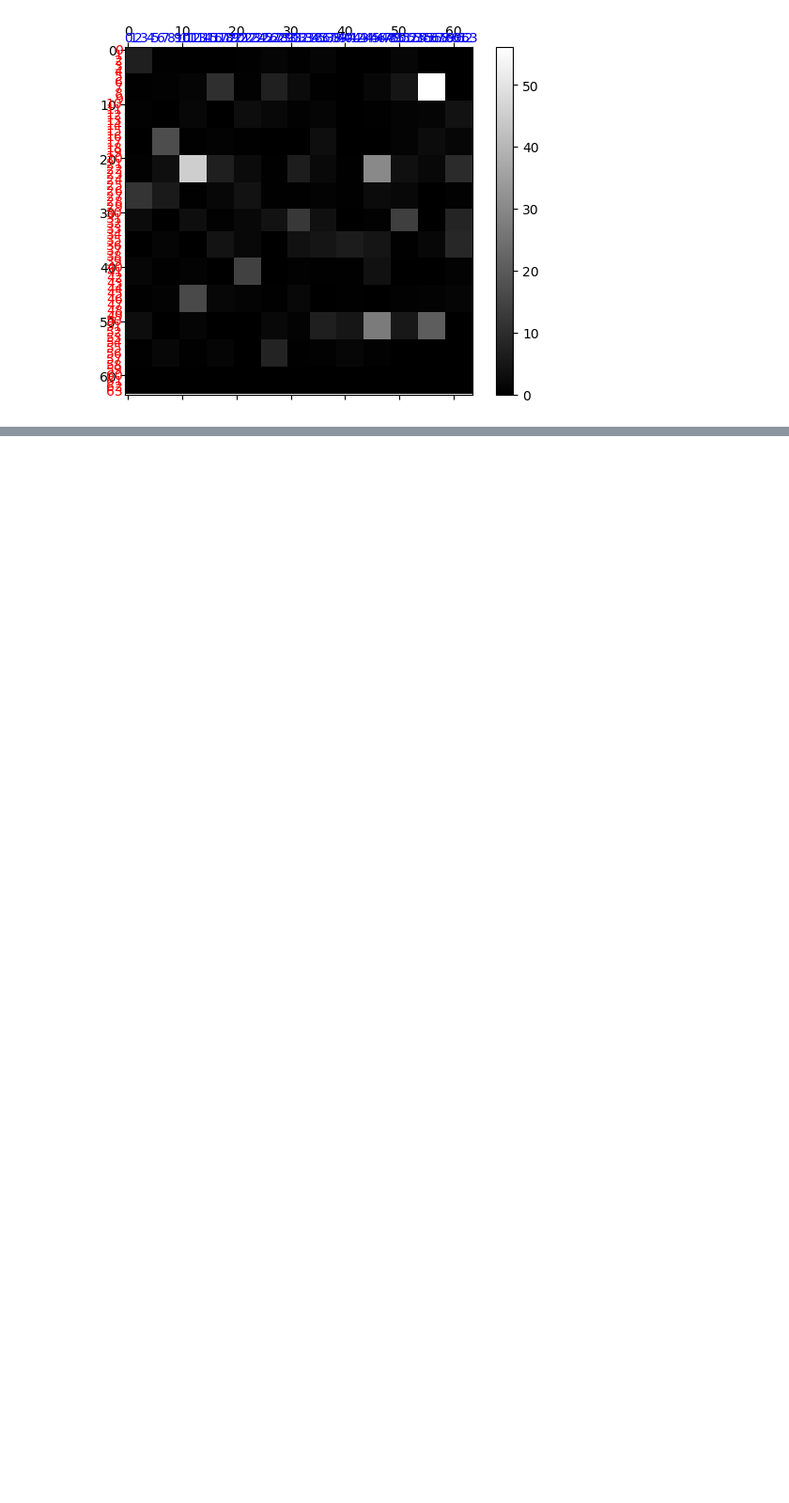
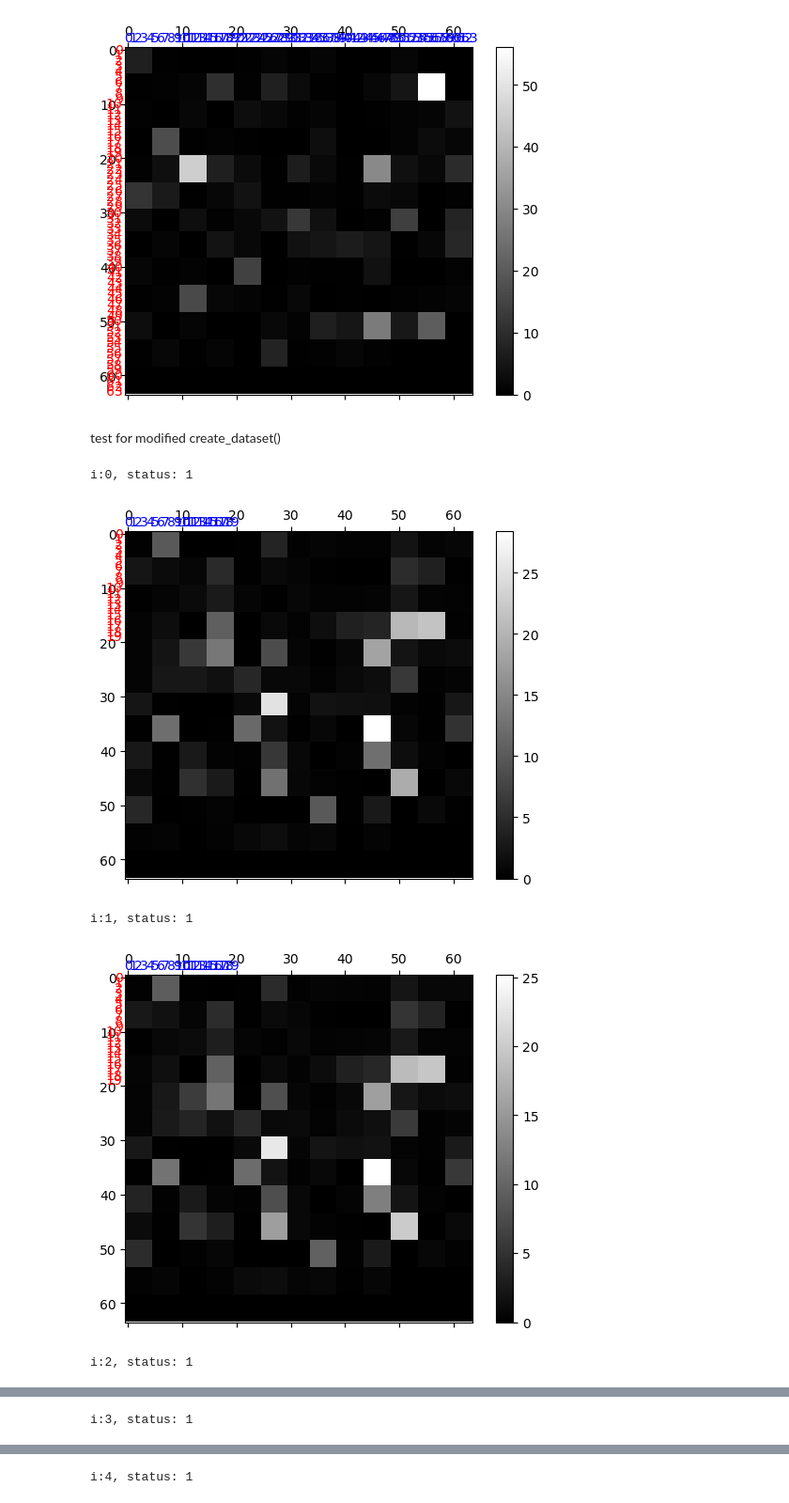
Before and after one commit to MichaelYuan2/Interpretation-DNN, a Jupyter notebook: data_processing.ipynb, the cells around one changed output, grey strips where cells are left out. Shown: that part at 94% size. Drawn from its saved outputs; the diff is of its cells as text; code cells hidden in the pictures; blank space fills up the shorter version.

```diff
--- a/data_processing.ipynb
+++ b/data_processing.ipynb
@@ -144,3 +144,23 @@ enlarged_image = enlarge_image(new_image)
 fig = array_to_grayscale_image(enlarged_image)
 # %% [output]
 [figure]
+# %% [markdown]
+test for modified create_dataset()
+# %%
+from create_dataset import create_dataset
+
+DATAPATH = r'american_bankruptcy.csv'
+
+data = load_data(DATAPATH)
+dataset = create_dataset(data)
+# %%
+for i, (data, s) in enumerate(dataset[:5]):
+    print("i:{}, status: {}".format(i, s))
+    fig = array_to_grayscale_image(data.reshape(64, 64))
+    plt.show()
+# %% [output]
+i:0, status: 1
+[figure, added]
+i:1, status: 1
+[figure, added]
+i:2, status: 1
@@ -146,0 +168 @@ fig = array_to_grayscale_image(enlarged_image)
+i:3, status: 1
@@ -146,0 +170 @@ fig = array_to_grayscale_image(enlarged_image)
+i:4, status: 1
```
Also changed, not shown: parts of 1 cell of this notebook, 5 other files.
